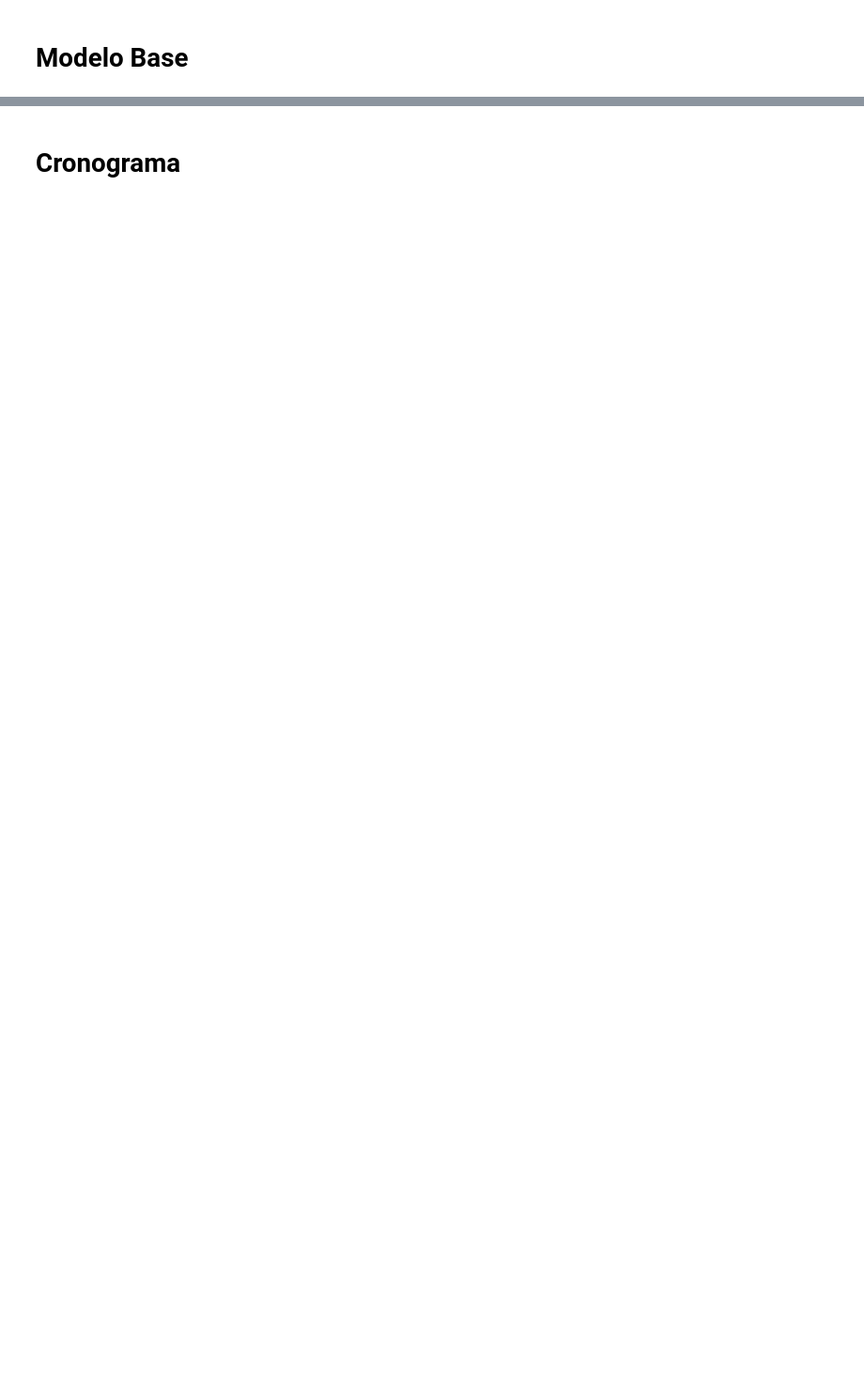
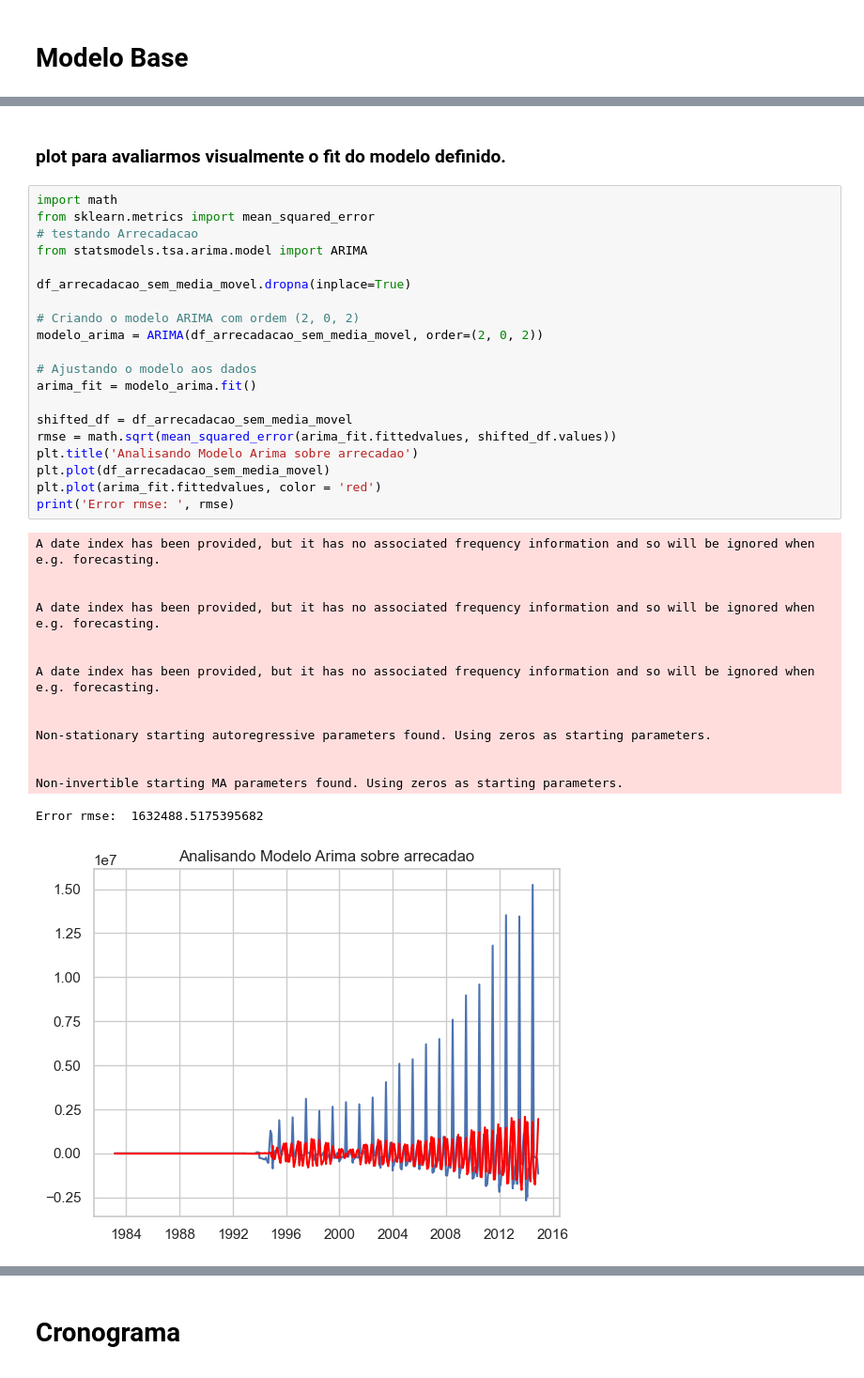
Before and after one commit to jvtsp/Projeto-Aplicado-5, a Jupyter notebook: Projeto_aplicado_IV_entrega_3.ipynb, the cells around one changed output, grey strips where cells are left out. Shown at 94% size. Cells and saved outputs as stored; diff of their text form; blank space fills up the shorter version.

```diff
--- a/Projeto_aplicado_IV_entrega_3.ipynb
+++ b/Projeto_aplicado_IV_entrega_3.ipynb
@@ -241,0 +548,38 @@ Se houver um pico significativo no lag 1 e nenhum outro pico significativo após
+# %% [markdown]
+### plot para avaliarmos visualmente o fit do modelo definido.
+# %%
+import math
+from sklearn.metrics import mean_squared_error
+# testando Arrecadacao
+from statsmodels.tsa.arima.model import ARIMA
+
+df_arrecadacao_sem_media_movel.dropna(inplace=True)
+
+# Criando o modelo ARIMA com ordem (2, 0, 2)
+modelo_arima = ARIMA(df_arrecadacao_sem_media_movel, order=(2, 0, 2))
+
+# Ajustando o modelo aos dados
+arima_fit = modelo_arima.fit()
+
+shifted_df = df_arrecadacao_sem_media_movel
+rmse = math.sqrt(mean_squared_error(arima_fit.fittedvalues, shifted_df.values))
+plt.title('Analisando Modelo Arima sobre arrecadao')
+plt.plot(df_arrecadacao_sem_media_movel)
+plt.plot(arima_fit.fittedvalues, color = 'red')
+print('Error rmse: ', rmse)
+# %% [output]
+A date index has been provided, but it has no associated frequency information and so will be ignored when e.g. forecasting.
+
+
+A date index has been provided, but it has no associated frequency information and so will be ignored when e.g. forecasting.
+
+
+A date index has been provided, but it has no associated frequency information and so will be ignored when e.g. forecasting.
+
+
+Non-stationary starting autoregressive parameters found. Using zeros as starting parameters.
+
+
+Non-invertible starting MA parameters found. Using zeros as starting parameters.
+Error rmse:  1632488.5175395682
+[figure, added]
```
Also changed, not shown: parts of 71 cells of this notebook, 4 other files.
